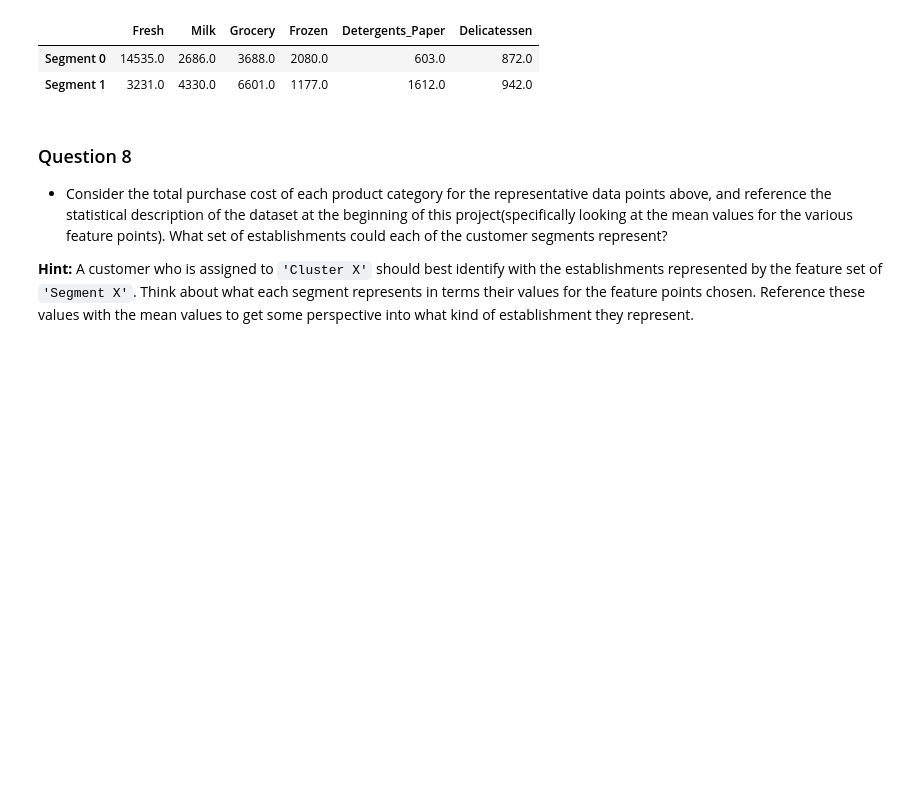
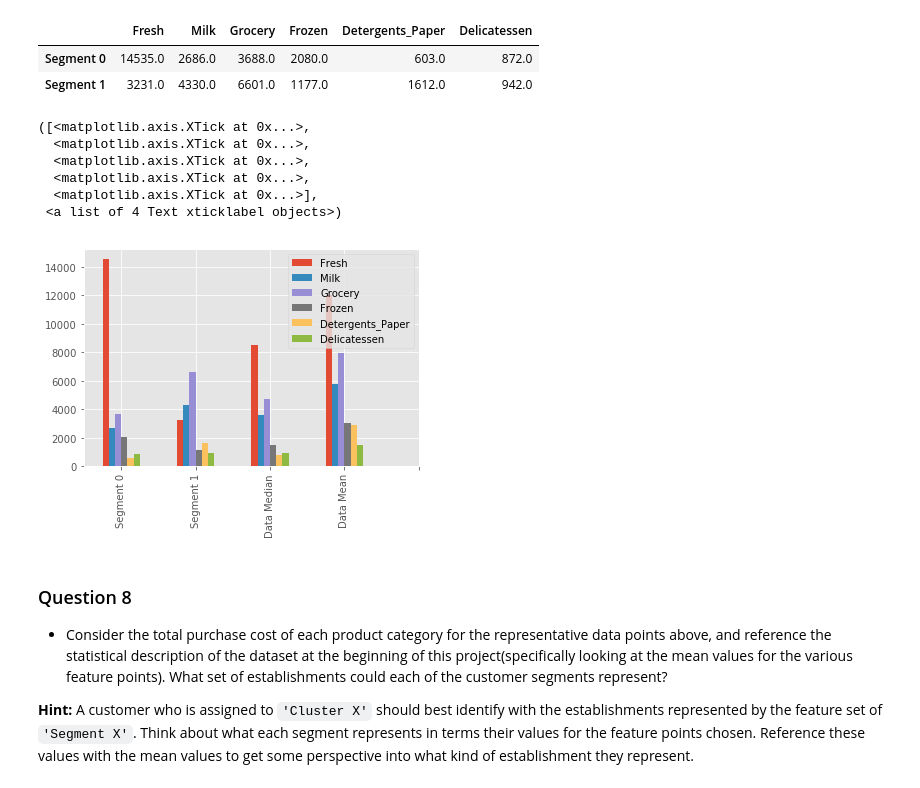
Before and after one commit to mengxinzhao/udacity-ml-ps-17, a Jupyter notebook: customer_segments/customer_segments.ipynb, the cells around one changed output. Cells and saved outputs as stored; diff of their text form; code cells hidden in the pictures; blank space fills up the shorter version.

```diff
--- a/customer_segments/customer_segments.ipynb
+++ b/customer_segments/customer_segments.ipynb
@@ -734,6 +757,26 @@ display(true_centers)
 |  | Fresh | Milk | Grocery | Frozen | Detergents_Paper | Delicatessen |
 | Segment 0 | 14535.0 | 2686.0 | 3688.0 | 2080.0 | 603.0 | 872.0 |
 | Segment 1 | 3231.0 | 4330.0 | 6601.0 | 1177.0 | 1612.0 | 942.0 |
+# %%
+centers = true_centers.copy()
+n_record = len(centers.index)
+centers.loc[n_record] = data.median()
+centers.loc[n_record+1] = data.mean()
+
+plt.style.use('ggplot')
+centers.plot(kind='bar',legend=True)
+labels = true_centers.index.values.tolist()
+labels.append("Data Median")
+labels.append("Data Mean")
+plt.xticks(range(centers.shape[0]+1),labels)
+# %% [output]
+([<matplotlib.axis.XTick at 0x...>,
+  <matplotlib.axis.XTick at 0x...>,
+  <matplotlib.axis.XTick at 0x...>,
+  <matplotlib.axis.XTick at 0x...>,
+  <matplotlib.axis.XTick at 0x...>],
+ <a list of 4 Text xticklabel objects>)
+[figure, added]
 # %% [markdown]
 ### Question 8
 
```
Also changed, not shown: parts of 5 cells of this notebook.
